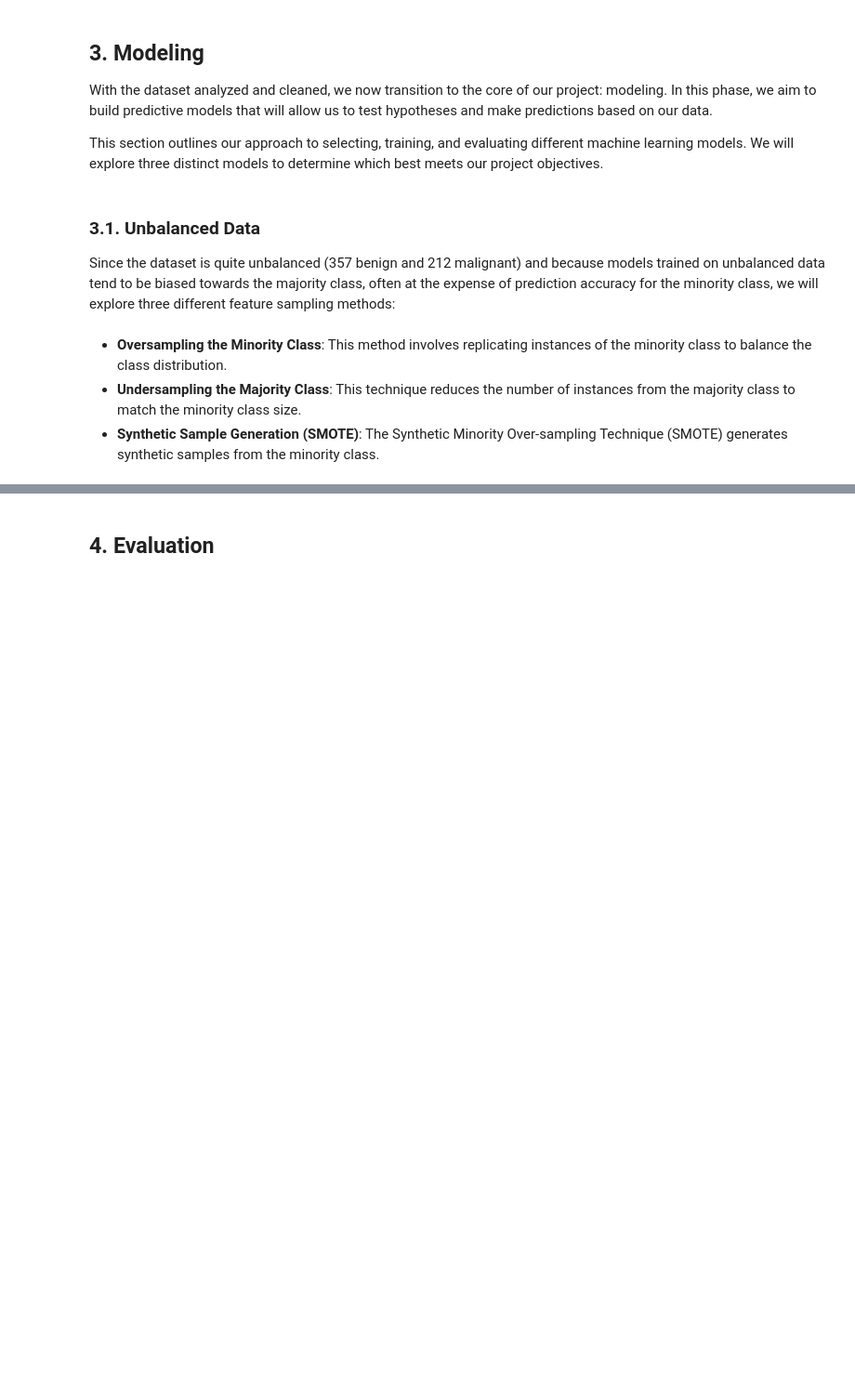
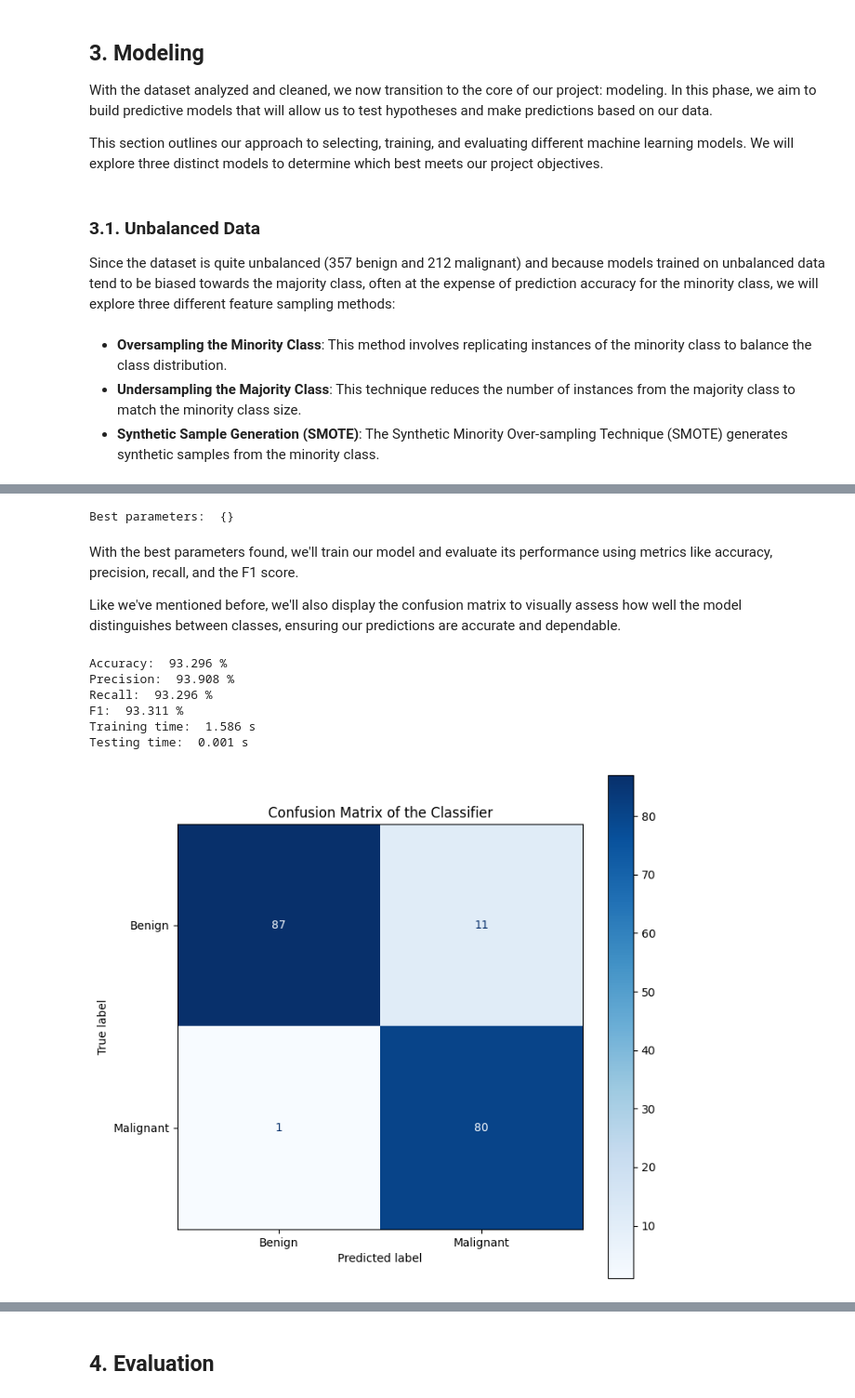
Before and after one commit to franciscaguimaraes/FEUP-IA, a Jupyter notebook: assignment2/src/notebook.ipynb, the cells around one changed output, grey strips where cells are left out. Shown at 93% size. Cells and saved outputs as stored; diff of their text form; code cells hidden in the pictures; blank space fills up the shorter version.

```diff
--- a/assignment2/src/notebook.ipynb
+++ b/assignment2/src/notebook.ipynb
@@ -756,0 +838,60 @@ plt.show()
+# %%
+# Ignore ConvergenceWarnings
+warnings.filterwarnings("ignore", category=ConvergenceWarning)
+
+clf = MLPClassifier()
+
+best = True
+if (best):
+    parameter_grid = {}
+else:
+    parameter_grid = {
+        'activation': ['tanh', 'relu'],
+        'solver': ['adam'],
+        'alpha': [0.0001, 0.001, 0.01],
+        'learning_rate': ['constant', 'adaptive'],
+        'max_iter': [100, 200, 300],
+        'hidden_layer_sizes': [(10,), (50,), (100,)],
+        'early_stopping': [True, False]
+    }
+
+# Using SMOTE to balance the dataset and split it into training and testing sets
+(training_inputs, testing_inputs, training_classes, testing_classes) = applySampling(
+    all_inputs, all_labels, 0.25)
+
+training_inputs = standardize(training_inputs)
+testing_inputs = standardize(testing_inputs)
+
+cross_validation = StratifiedKFold(n_splits=10)
+
+grid_search = GridSearchCV(clf, param_grid=parameter_grid, cv=cross_validation)
+grid_search.fit(training_inputs, training_classes)
+
+print('Best parameters: ', grid_search.best_params_)
+# %% [output]
+Best parameters:  {}
+# %% [markdown]
+With the best parameters found, we'll train our model and evaluate its performance using metrics like accuracy, precision, recall, and the F1 score.
+
+Like we've mentioned before, we'll also display the confusion matrix to visually assess how well the model distinguishes between classes, ensuring our predictions are accurate and dependable.
+# %%
+# Train the model
+start_train = time.time()
+clf.fit(training_inputs, training_classes)
+end_train = time.time()
+
+# Test the model
+start_test = time.time()
+testing_predictions = clf.predict(testing_inputs)
+end_test = time.time()
+
+# Model evaluation
+applyMetrics(clf, testing_predictions, testing_inputs, testing_classes, start_train, end_train, start_test, end_test)
+# %% [output]
+Accuracy:  93.296 %
+Precision:  93.908 %
+Recall:  93.296 %
+F1:  93.311 %
+Training time:  1.586 s
+Testing time:  0.001 s
+[figure, added]
```
Also changed, not shown: parts of 54 cells of this notebook.
